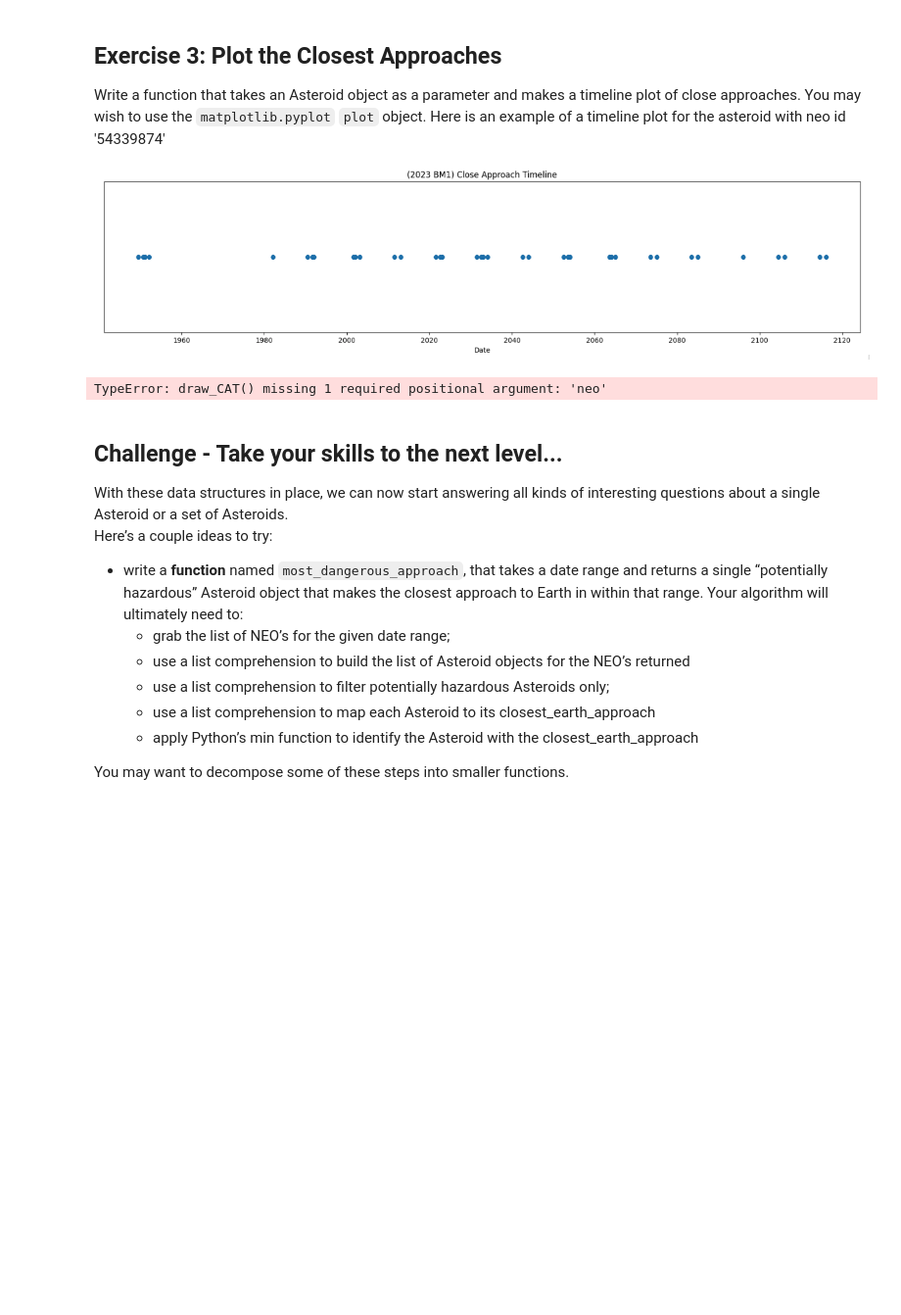
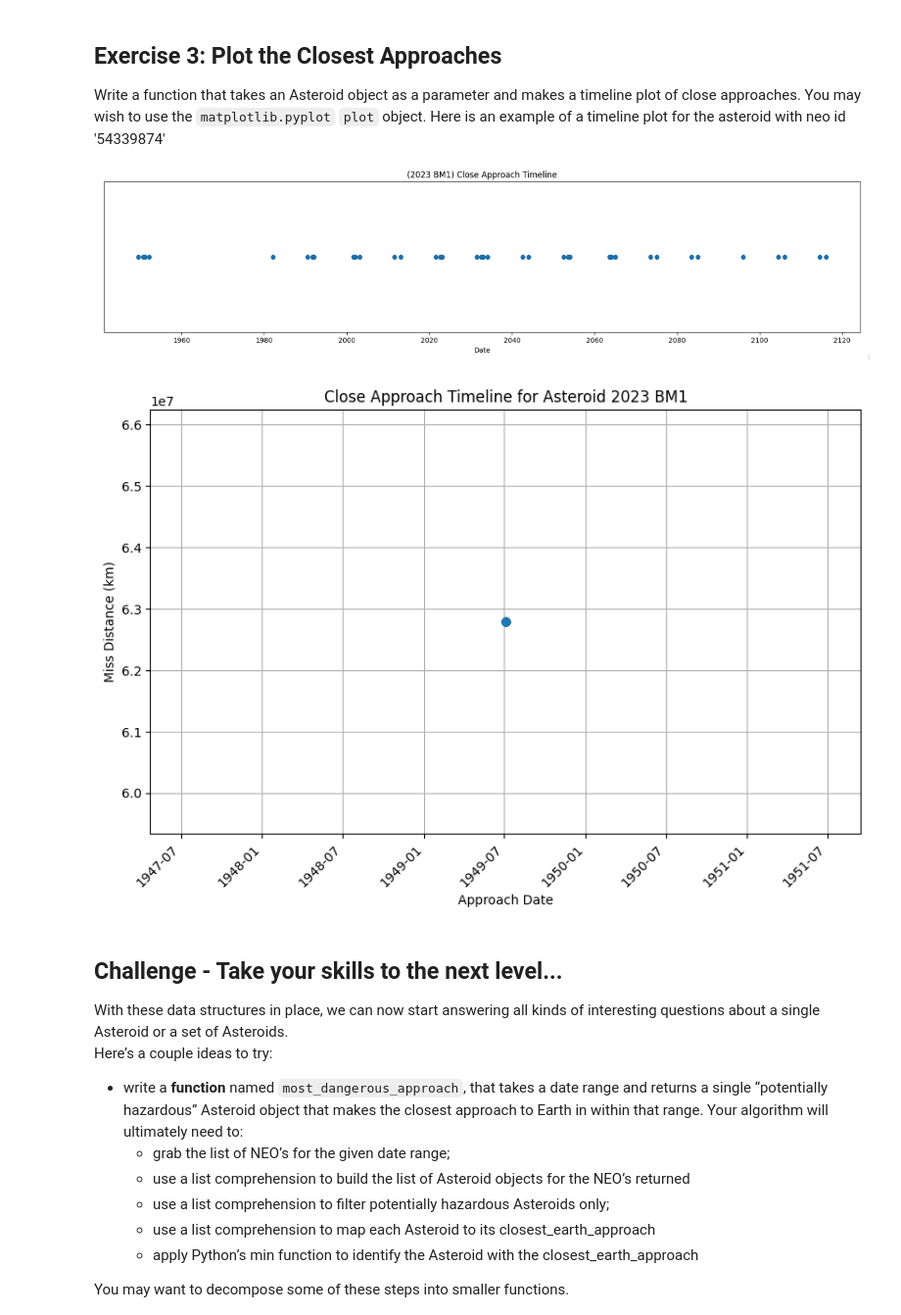
Before and after one commit to CodeChef-1/comp215, a Jupyter notebook: labs/lab04-more_classes.ipynb, the cells around one changed output. Shown at 98% size. Saved outputs shown, nothing was run; the diff lists cells and outputs as text; code cells hidden in the pictures; blank space fills up the shorter version.

```diff
--- a/labs/lab04-more_classes.ipynb
+++ b/labs/lab04-more_classes.ipynb
@@ -130,9 +146,10 @@ Define an `Asteroid` class, like you did in Lab 3, but give the `Asteroid` list
 
 Write some test code to demonstrate these new features.
 # %%
+'''
 class Asteroid:
 
-    close_approaches = []
+    close_approaches: list = []
 
     def __init__(self, designation: str, name: str, diameter: float, hazardous: bool):
         self.designation = designation
@@ -153,5 +170,8 @@ class Asteroid:
 
    #gemini showed me what the lambda func does, it makes a small unamed function, this should only be used in very small segments of code
 
-p = Asteroid.from_NEO(neos)
-print(p)
+neo_data_example = get_neo(54339874)
+asteroid = Asteroid.from_NEO(neo_data_example)
+'''
+#this is my version that didnt work
+#below is the AI corrected version
@@ -163,30 +241,33 @@ None
 Write a function that takes an Asteroid object as a parameter and makes a timeline plot of close approaches.  You may wish to use the `matplotlib.pyplot` `plot` object.  Here is an example of a timeline plot for the asteroid with neo id '54339874'
 
 ![Screenshot 2025-01-02 at 10.35.29 AM.png](embedded-picture-1)
-# %%
-# Ex. 3 your code here
-import matplotlib.pyplot as plt
-import numpy as np
-
-
-'''cat is close approach timeline'''
-
-
-def draw_CAT(neo):
-
-  Yval = [self.approach_date]
-  Xval = [self.approach_date]
-
-  plt.title("Close Approach Timeline")
-  plt.xlabel("Date")
-
-  plt.plot(Xval,Yval)
-
-  plt.show()
-
-draw_CAT()
-# %% [output]
-TypeError: draw_CAT() missing 1 required positional argument: 'neo'
+# %%
+import matplotlib.pyplot as plt
+
+def draw_CAT(asteroid):
+    """Draw a timeline plot of close approaches for an Asteroid object."""
+
+    # Get approach dates and miss distances for plotting
+    approach_dates = [approach.approach_date for approach in asteroid.close_approaches]
+    miss_distances = [approach.miss_distance for approach in asteroid.close_approaches]
+
+    # Create the plot
+    plt.figure(figsize=(10, 6))  # Set figure size
+    plt.plot(approach_dates, miss_distances, marker='o', linestyle='-')
+
+    # Customize the plot
+    plt.title(f"Close Approach Timeline for Asteroid {asteroid.designation}")
+    plt.xlabel("Approach Date")
+    plt.ylabel("Miss Distance (km)")
+    plt.grid(True)  # Add a grid
+    plt.xticks(rotation=45, ha='right')  # Rotate x-axis labels
+
+    # Show the plot
+    plt.show()
+
+draw_CAT(asteroid)
+# %% [output]
+[figure, added]
 # %% [markdown]
 ## Challenge - Take your skills to the next level...
 
```
Also changed, not shown: parts of 4 cells of this notebook.
